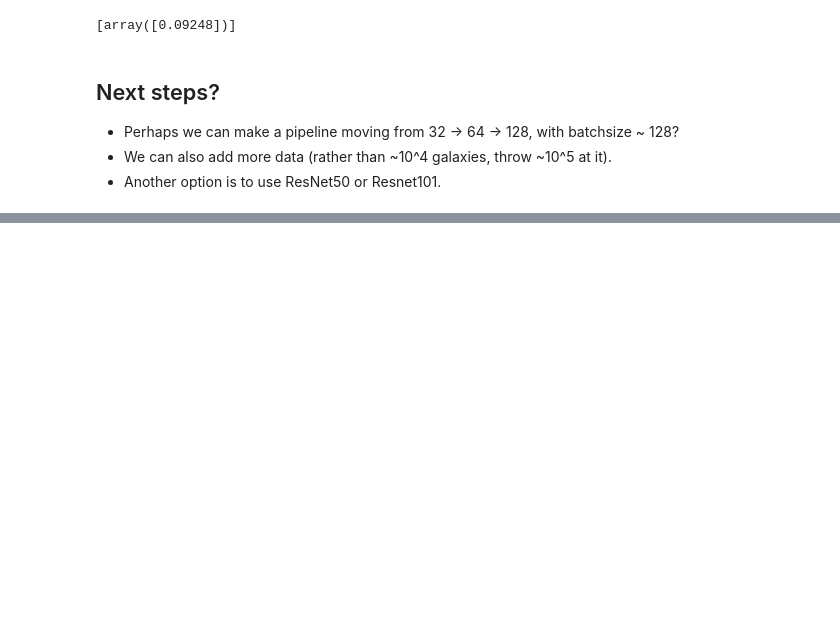
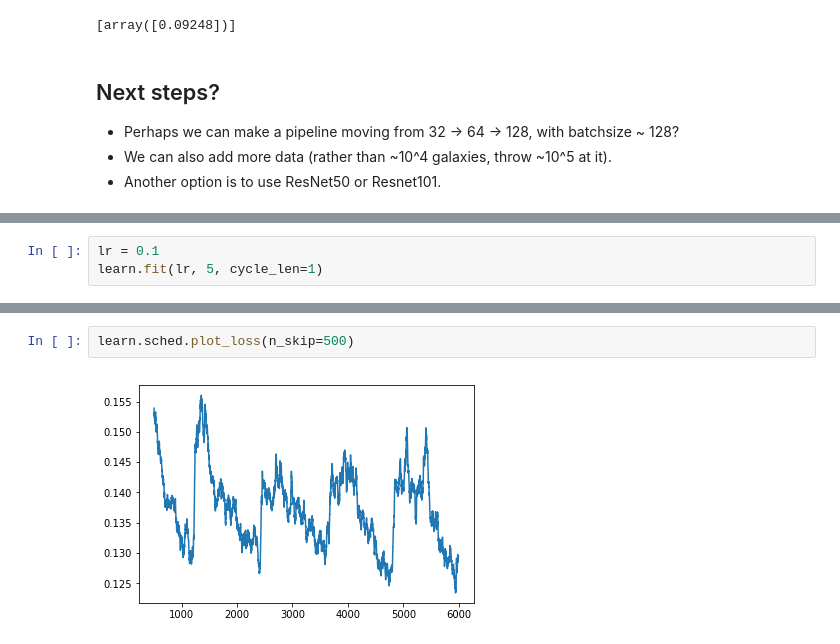
Before and after one commit to jwuphysics/galaxy-cnns, a Jupyter notebook: notebook/Fitting oxygen abundance.ipynb, the cells around one changed output, grey strips where cells are left out. Drawn from its saved outputs; the diff is of its cells as text; blank space fills up the shorter version.

```diff
--- a/notebook/Fitting oxygen abundance.ipynb
+++ b/notebook/Fitting oxygen abundance.ipynb
@@ -877,0 +958,3 @@ epoch      trn_loss   val_loss
+# %%
+lr = 0.1
+learn.fit(lr, 5, cycle_len=1)
@@ -877,0 +970,4 @@ epoch      trn_loss   val_loss
+# %%
+learn.sched.plot_loss(n_skip=500)
+# %% [output]
+[figure, added]
```
Also changed, not shown: parts of 48 cells of this notebook.
